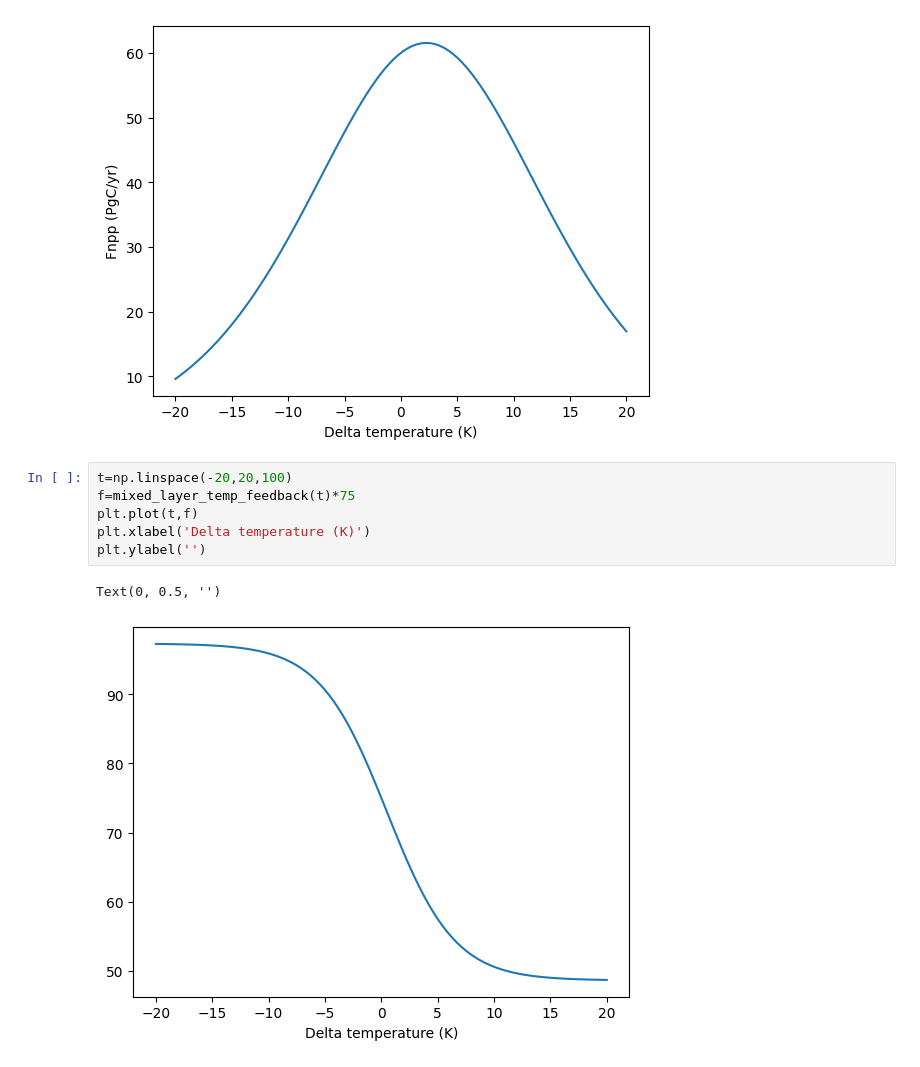
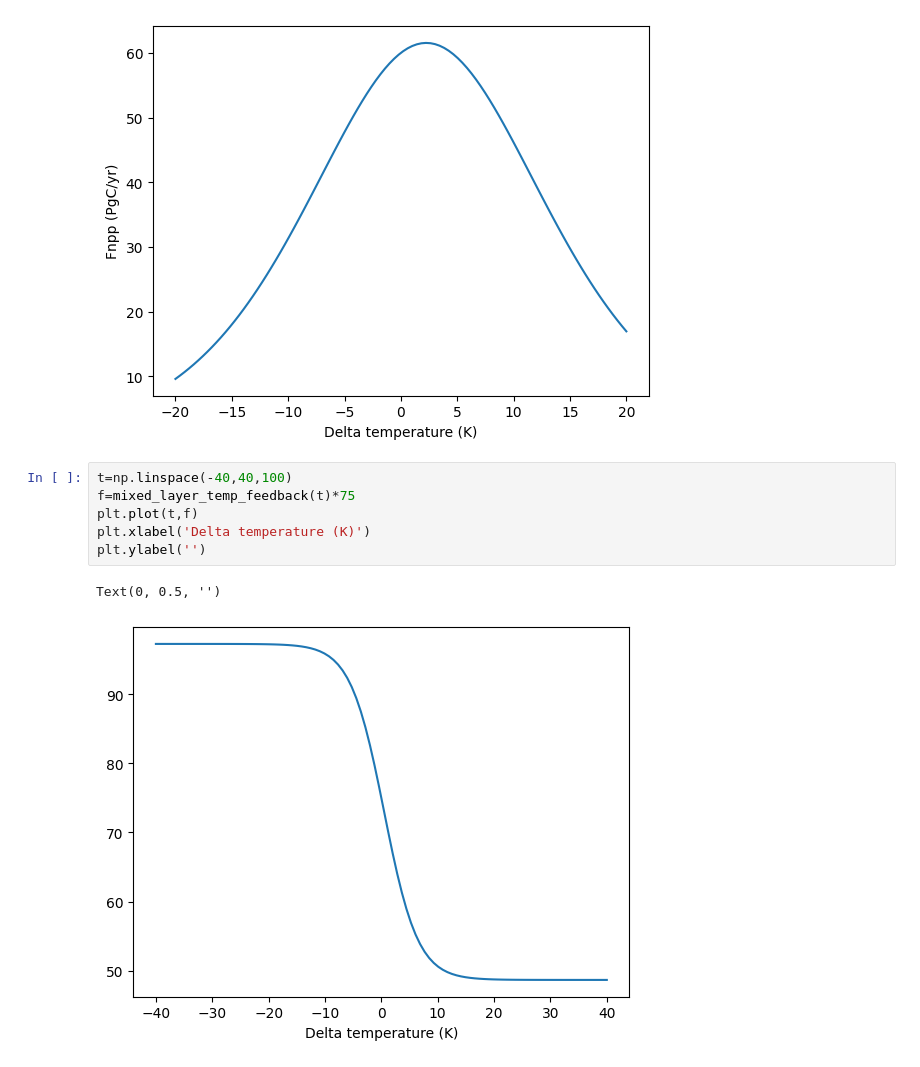
Before and after one commit to ciceroOslo/ciceroscm, a Jupyter notebook: notebooks/CSCM_example_directinput.ipynb, the cells around one changed output. Cells and saved outputs as stored; diff of their text form.

```diff
--- a/notebooks/CSCM_example_directinput.ipynb
+++ b/notebooks/CSCM_example_directinput.ipynb
@@ -268,11 +268,11 @@ plt.ylabel('Fnpp (PgC/yr)')
 Text(0, 0.5, 'Fnpp (PgC/yr)')
 [figure]
 # %%
-t=np.linspace(-20,20,100)
+t=np.linspace(-40,40,100)
 f=mixed_layer_temp_feedback(t)*75
 plt.plot(t,f)
 plt.xlabel('Delta temperature (K)')
 plt.ylabel('')
 # %% [output]
 Text(0, 0.5, '')
-[figure, old version]
+[figure, new version]
```
Also changed, not shown: parts of 4 cells of this notebook, 2 other files.
